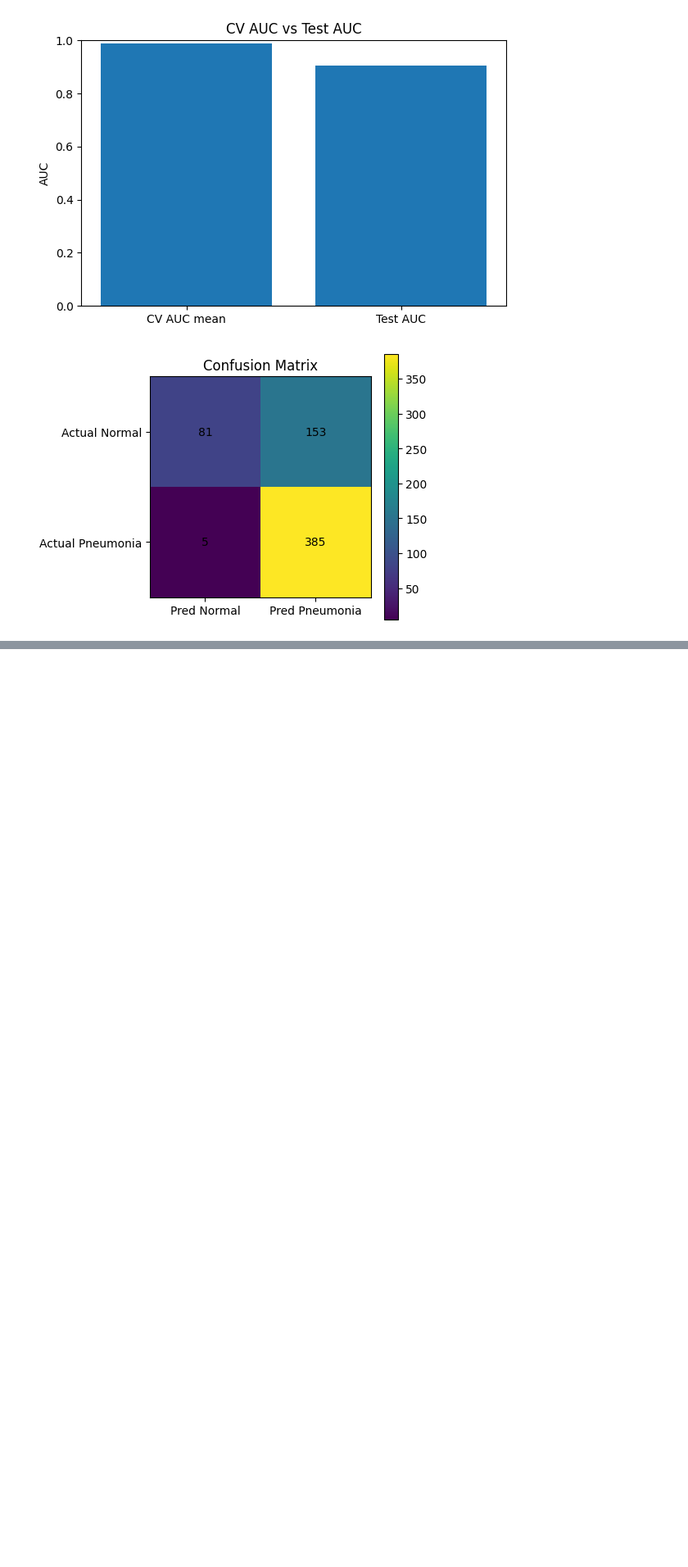
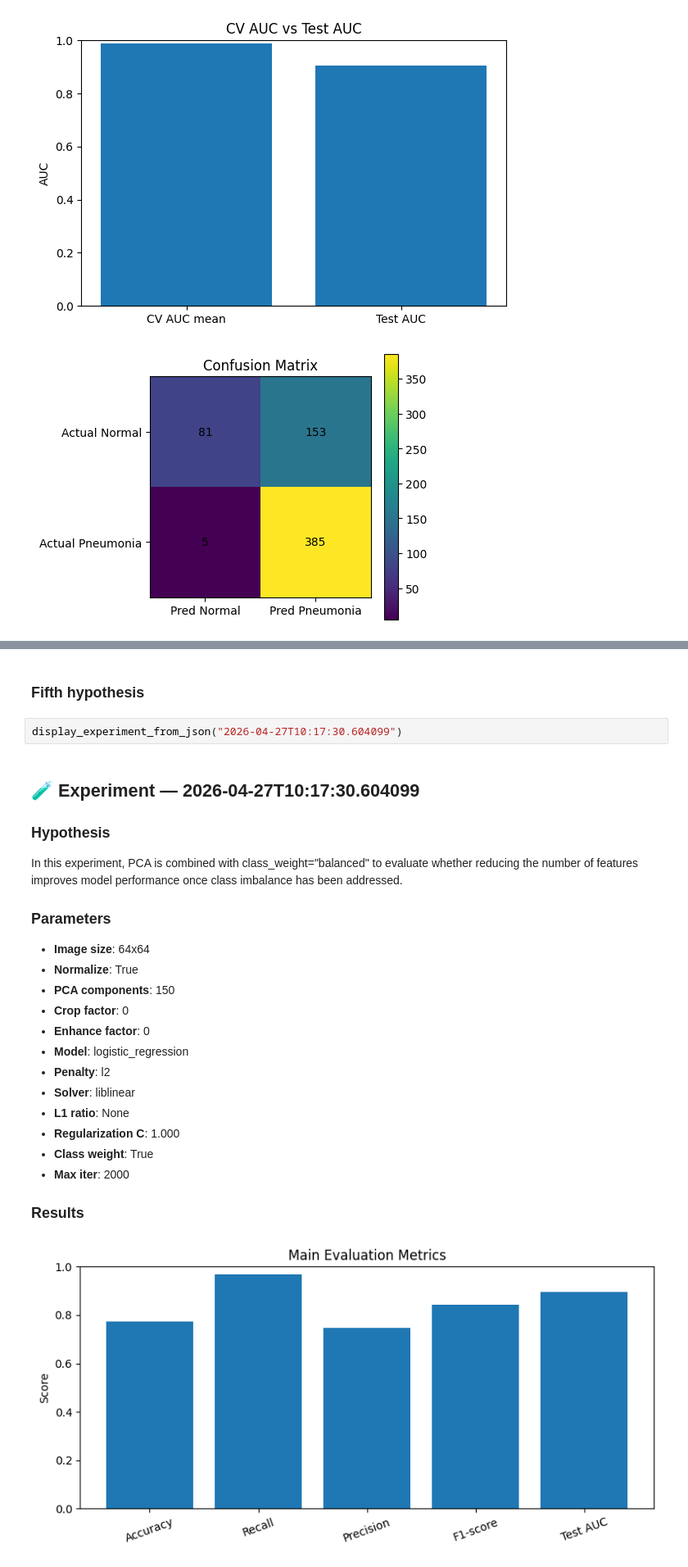
Before and after one commit to Nicolas-Dmb/t-dev-810, a Jupyter notebook: notebooks/logistic_reg.ipynb, the cells around one changed output, grey strips where cells are left out. Shown at 82% size. Drawn from its saved outputs; the diff is of its cells as text; blank space fills up the shorter version.

```diff
--- a/notebooks/logistic_reg.ipynb
+++ b/notebooks/logistic_reg.ipynb
@@ -369,0 +522,27 @@ first try to have result reference with default config
+# %% [markdown]
+### Fifth hypothesis
+# %%
+display_experiment_from_json("2026-04-27T10:17:30.604099")
+# %% [output]
+
+## 🧪 Experiment — 2026-04-27T10:17:30.604099
+
+### Hypothesis
+In this experiment, PCA is combined with class_weight="balanced" to evaluate whether reducing the number of features improves model performance once class imbalance has been addressed.
+
+### Parameters
+- **Image size**: 64x64
+- **Normalize**: True
+- **PCA components**: 150
+- **Crop factor**: 0
+- **Enhance factor**: 0
+- **Model**: logistic_regression
+- **Penalty**: l2
+- **Solver**: liblinear
+- **L1 ratio**: None
+- **Regularization C**: 1.000
+- **Class weight**: True
+- **Max iter**: 2000
+
+### Results
+[figure, added]
```
Also changed, not shown: parts of 26 cells of this notebook, 4 other files.
